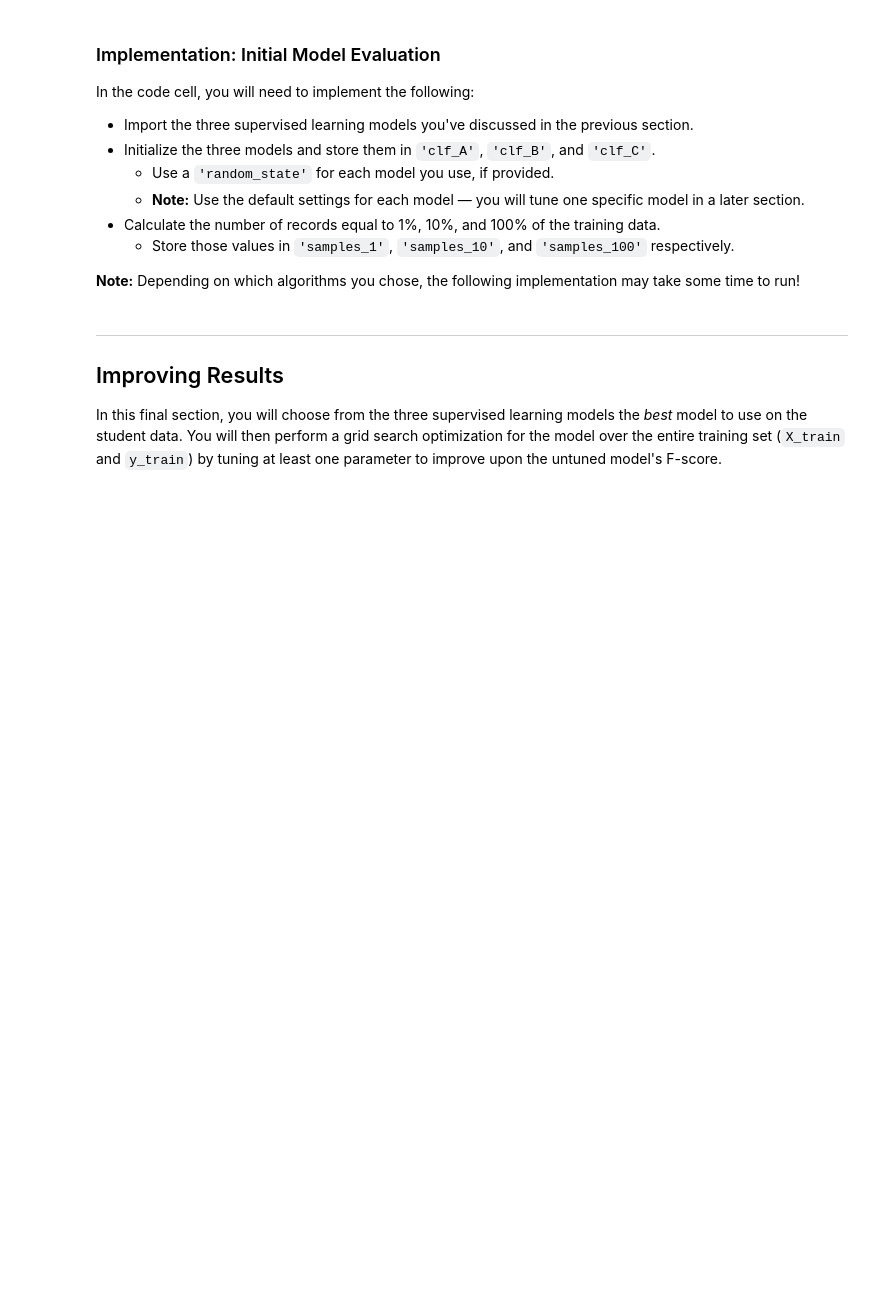
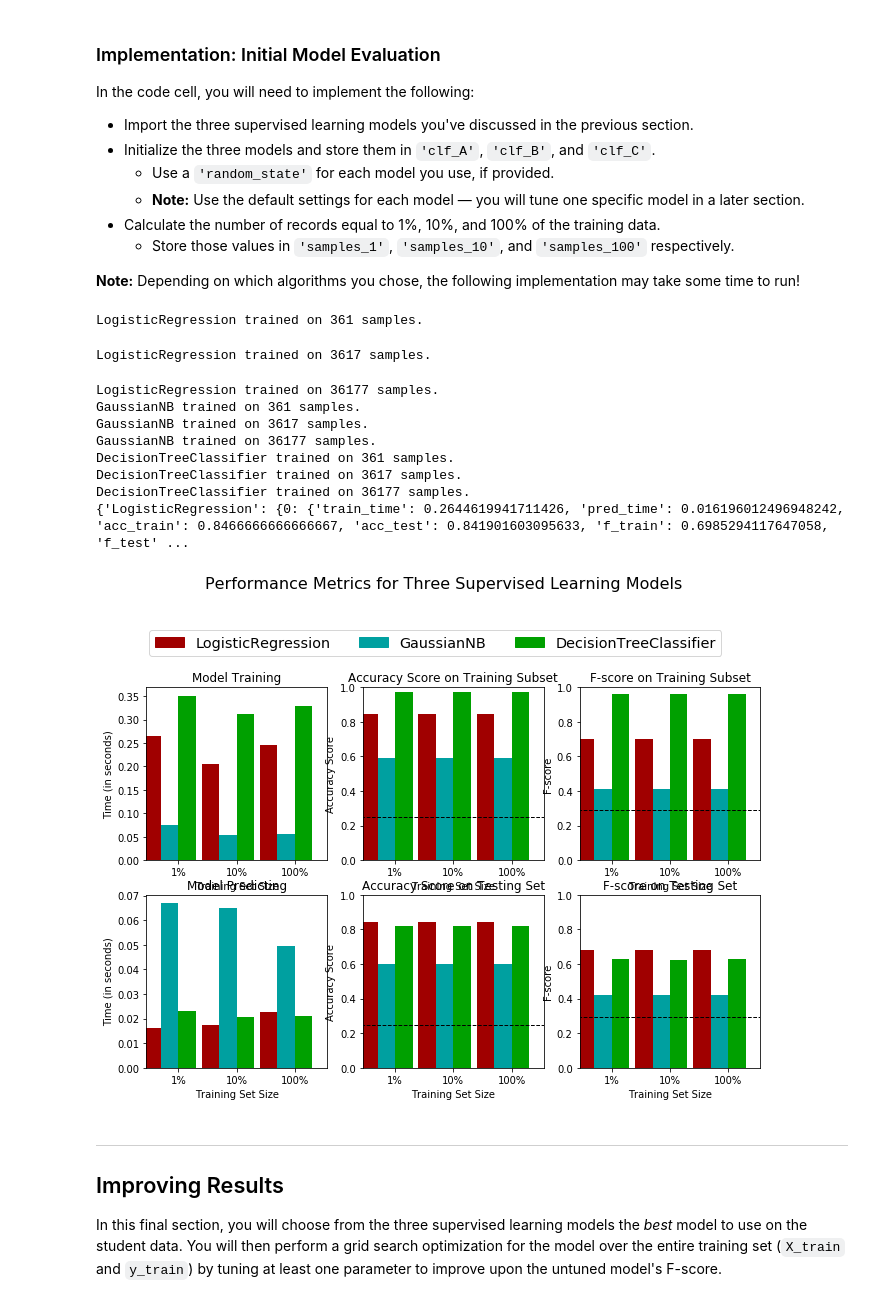
Before and after one commit to aghyad/CharityML, a Jupyter notebook: finding_donors_solution.ipynb, the cells around one changed output. Drawn from its saved outputs; the diff is of its cells as text; code cells hidden in the pictures; blank space fills up the shorter version.

```diff
--- a/finding_donors_solution.ipynb
+++ b/finding_donors_solution.ipynb
@@ -432,31 +438,62 @@ In the code cell, you will need to implement the following:
 **Note:** Depending on which algorithms you chose, the following implementation may take some time to run!
 # %%
 # TODO: Import the three supervised learning models from sklearn
+from sklearn.linear_model import LogisticRegression
+from sklearn.naive_bayes import MultinomialNB, GaussianNB
+from sklearn.svm import SVC
+from sklearn.tree import DecisionTreeClassifier
 
 # TODO: Initialize the three models
-clf_A = None
-clf_B = None
-clf_C = None
+clf_A = LogisticRegression#()
+# clf_B = MultinomialNB#()
+clf_B = GaussianNB
+# clf_C = SVC#(kernel='rbf', gamma=100)
+clf_C = DecisionTreeClassifier
 
 # TODO: Calculate the number of samples for 1%, 10%, and 100% of the training data
 # HINT: samples_100 is the entire training set i.e. len(y_train)
 # HINT: samples_10 is 10% of samples_100 (ensure to set the count of the values to be `int` and not `float`)
 # HINT: samples_1 is 1% of samples_100 (ensure to set the count of the values to be `int` and not `float`)
-samples_100 = None
-samples_10 = None
-samples_1 = None
+samples_100 = len(y_train)
+samples_10 = int(samples_100 * 0.1)
+samples_1 = int(samples_100 * 0.01)
 
 # Collect results on the learners
 results = {}
 for clf in [clf_A, clf_B, clf_C]:
-    clf_name = clf.__class__.__name__
+#     clf_name = clf.__class__.__name__
+    if clf == LogisticRegression:
+        clf_name = "LogisticRegression"
+    elif  clf == MultinomialNB:
+        clf_name = "MultinomialNB"
+    elif clf == GaussianNB:
+        clf_name = "GaussianNB"
+    elif  clf == DecisionTreeClassifier:
+        clf_name = "DecisionTreeClassifier"
+    elif clf == SVC:
+        clf_name = "SVC"
+
     results[clf_name] = {}
     for i, samples in enumerate([samples_1, samples_10, samples_100]):
         results[clf_name][i] = \
         train_predict(clf, samples, X_train, y_train, X_test, y_test)
 
+print(results)
+
 # Run metrics visualization for the three supervised learning models chosen
 vs.evaluate(results, accuracy, fscore)
+# %% [output]
+LogisticRegression trained on 361 samples.
+LogisticRegression trained on 3617 samples.
+LogisticRegression trained on 36177 samples.
+GaussianNB trained on 361 samples.
+GaussianNB trained on 3617 samples.
+GaussianNB trained on 36177 samples.
+DecisionTreeClassifier trained on 361 samples.
+DecisionTreeClassifier trained on 3617 samples.
+DecisionTreeClassifier trained on 36177 samples.
+{'LogisticRegression': {0: {'train_time': 0.2644619941711426, 'pred_time': 0.016196012496948242, 'acc_train': 0.8466666666666667, 'acc_test': 0.841901603095633, 'f_train': 0.6985294117647058, 'f_test' ...
+[figure, added]
 # %% [markdown]
 ----
 ## Improving Results
```
Also changed, not shown: parts of 18 cells of this notebook.
